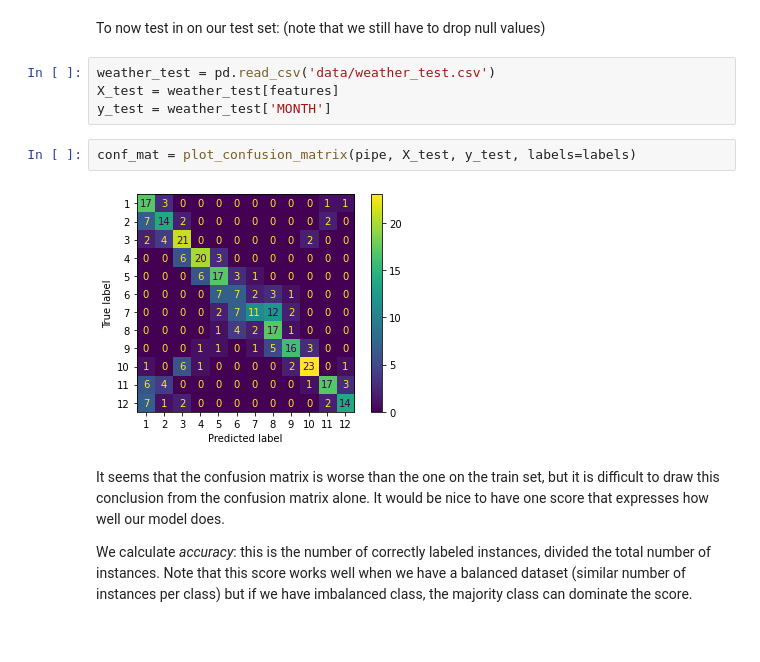
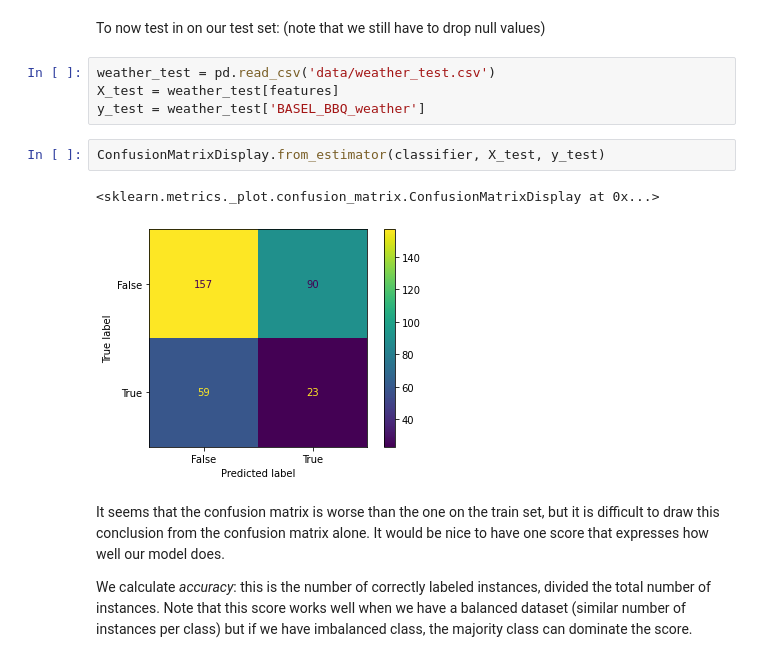
Before and after one commit to esciencecenter-digital-skills/SICSS-odissei-machine-learning, a Jupyter notebook: notebooks/3-Model-pipeline.ipynb, the cells around one changed output. Saved outputs shown, nothing was run; the diff lists cells and outputs as text.

```diff
--- a/notebooks/3-Model-pipeline.ipynb
+++ b/notebooks/3-Model-pipeline.ipynb
@@ -88,11 +88,12 @@ To now test in on our test set: (note that we still have to drop null values)
 # %%
 weather_test = pd.read_csv('data/weather_test.csv')
 X_test = weather_test[features]
-y_test = weather_test['MONTH']
+y_test = weather_test['BASEL_BBQ_weather']
-# %%
-conf_mat = plot_confusion_matrix(pipe, X_test, y_test, labels=labels)
-# %% [output]
-[figure, removed]
+# %%
+ConfusionMatrixDisplay.from_estimator(classifier, X_test, y_test)
+# %% [output]
+<sklearn.metrics._plot.confusion_matrix.ConfusionMatrixDisplay at 0x...>
+[figure, added]
 # %% [markdown]
 It seems that the confusion matrix is worse than the one on the train set, but it is difficult to draw this conclusion from the confusion matrix alone. It would be nice to have one score that expresses how well our model does.
 
```
Also changed, not shown: parts of 9 cells of this notebook, 3 other files.
